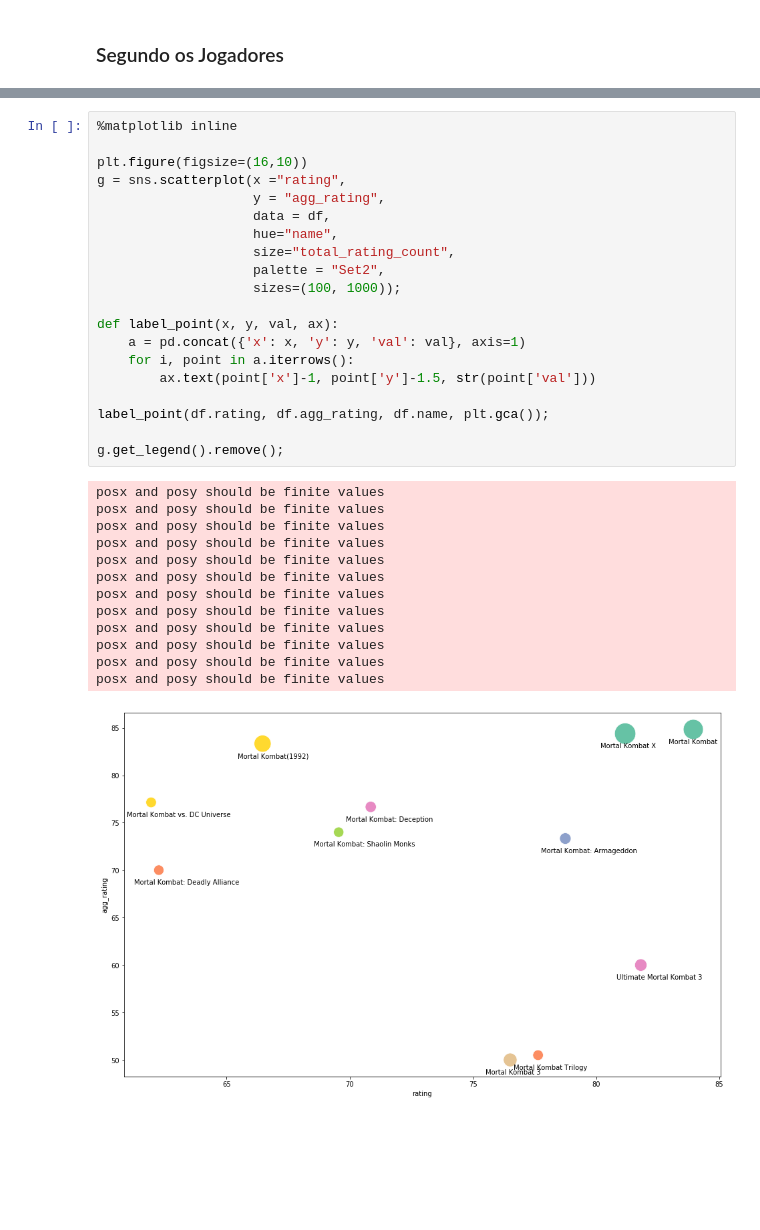
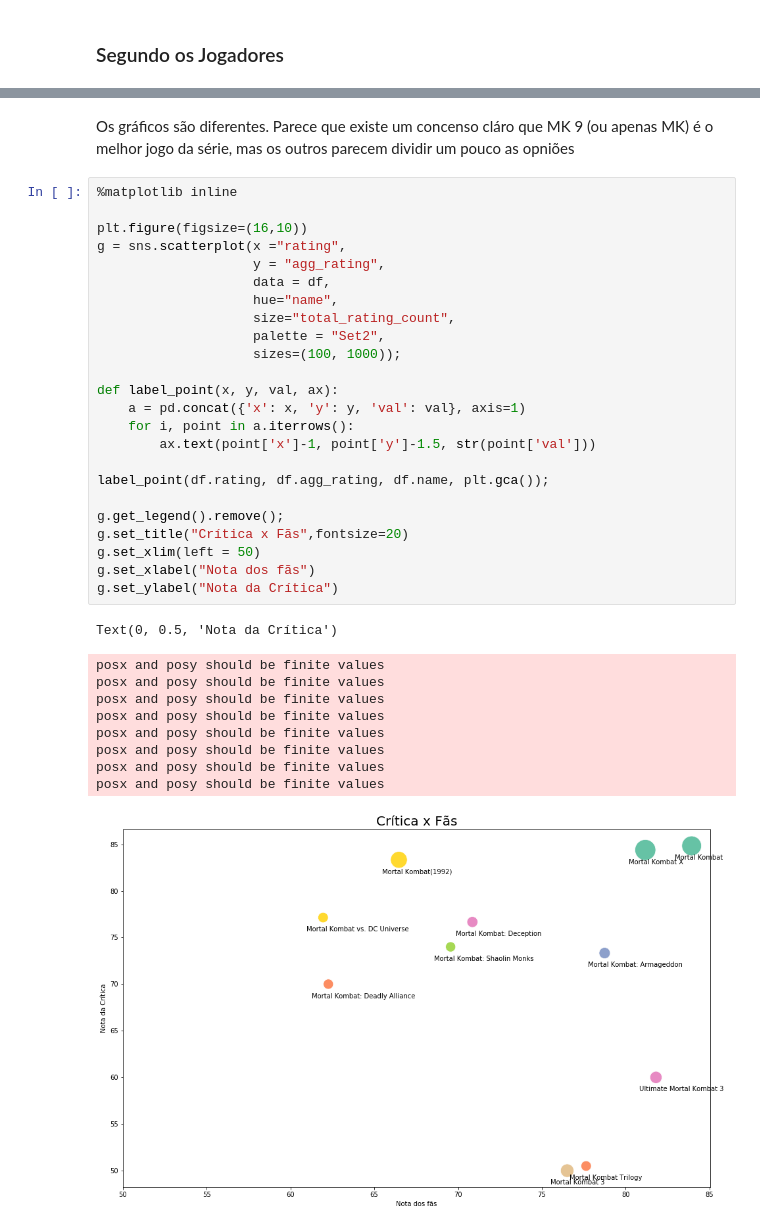
Before and after one commit to lorransr/mk_analysis, a Jupyter notebook: MK_analysis.ipynb, the cells around one changed output, grey strips where cells are left out. Drawn from its saved outputs; the diff is of its cells as text; blank space fills up the shorter version.

```diff
--- a/MK_analysis.ipynb
+++ b/MK_analysis.ipynb
@@ -305,34 +289,37 @@ Text(0, 0.5, 'Jogos')
+# %% [markdown]
+Os gráficos são diferentes. Parece que existe um concenso cláro que MK 9 (ou apenas MK) é o melhor jogo da série, mas os outros parecem dividir um pouco as opniões
 # %%
 %matplotlib inline
 
 plt.figure(figsize=(16,10))
 g = sns.scatterplot(x ="rating",
                     y = "agg_rating",
                     data = df,
                     hue="name",
                     size="total_rating_count",
                     palette = "Set2",
                     sizes=(100, 1000));
 
 def label_point(x, y, val, ax):
     a = pd.concat({'x': x, 'y': y, 'val': val}, axis=1)
     for i, point in a.iterrows():
         ax.text(point['x']-1, point['y']-1.5, str(point['val']))
 
 label_point(df.rating, df.agg_rating, df.name, plt.gca());
 
 g.get_legend().remove();
+g.set_title("Crítica x Fãs",fontsize=20)
+g.set_xlim(left = 50)
+g.set_xlabel("Nota dos fãs")
+g.set_ylabel("Nota da Crítica")
 # %% [output]
-posx and posy should be finite values
-posx and posy should be finite values
-posx and posy should be finite values
-posx and posy should be finite values
-posx and posy should be finite values
-posx and posy should be finite values
-posx and posy should be finite values
-posx and posy should be finite values
-posx and posy should be finite values
-posx and posy should be finite values
-posx and posy should be finite values
-posx and posy should be finite values
+Text(0, 0.5, 'Nota da Crítica')
+posx and posy should be finite values
+posx and posy should be finite values
+posx and posy should be finite values
+posx and posy should be finite values
+posx and posy should be finite values
+posx and posy should be finite values
+posx and posy should be finite values
+posx and posy should be finite values
-[figure, old version]
+[figure, new version]
```
Also changed, not shown: parts of 16 cells of this notebook.
